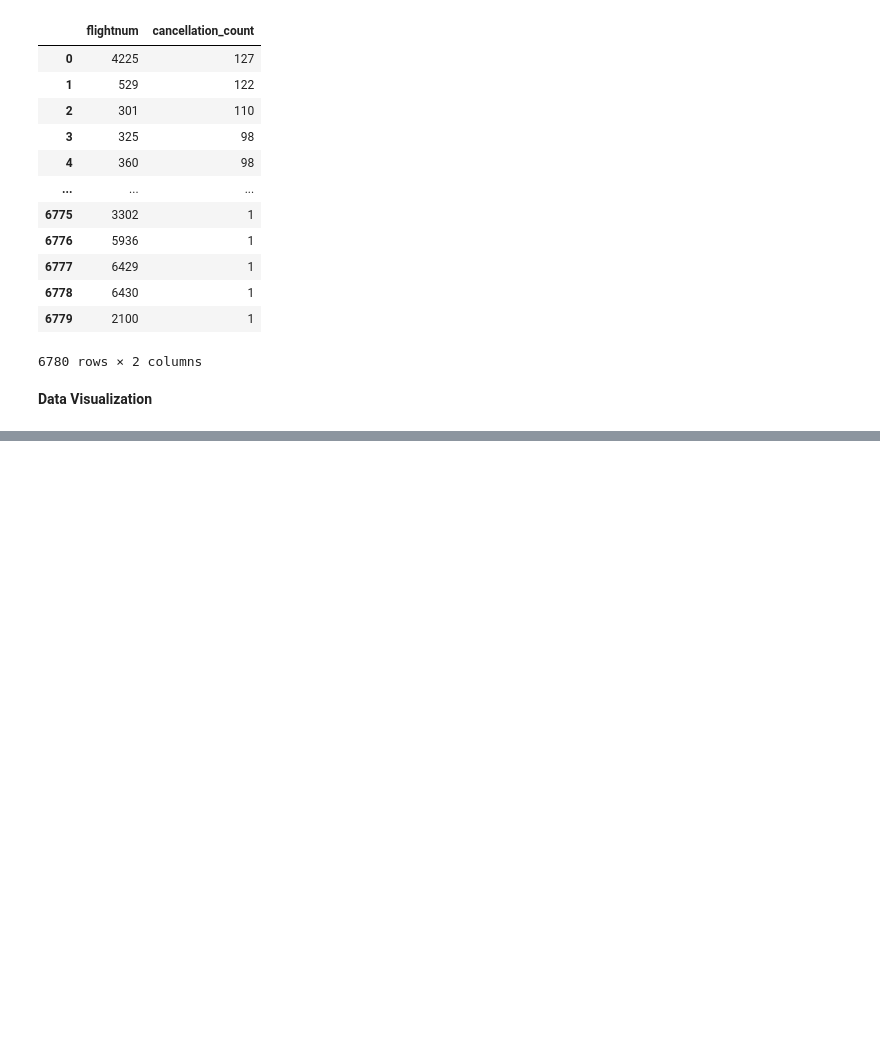
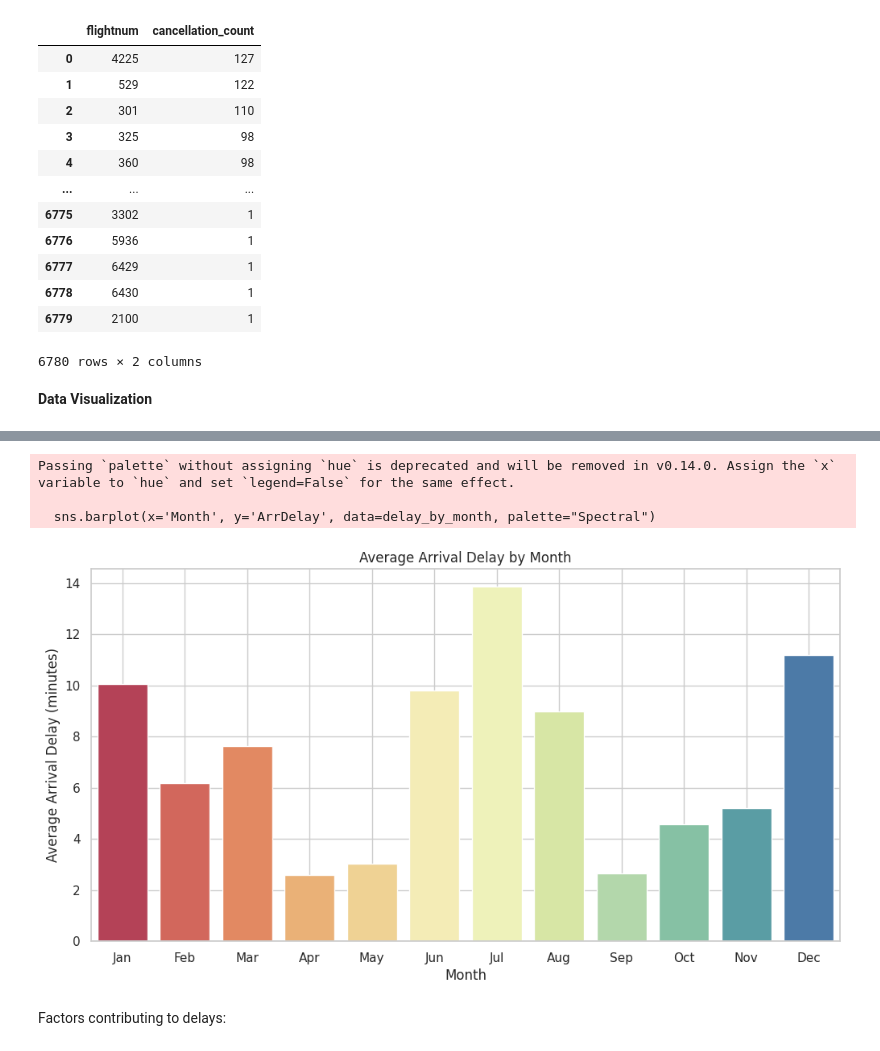
Before and after one commit to DianaKahar/Data_Management2, a Jupyter notebook: P137263_Assignment2.ipynb, the cells around one changed output, grey strips where cells are left out. Cells and saved outputs as stored; diff of their text form; code cells hidden in the pictures; blank space fills up the shorter version.

```diff
--- a/P137263_Assignment2.ipynb
+++ b/P137263_Assignment2.ipynb
@@ -399,0 +442,21 @@ most_frequent_delay
+# %%
+delay_by_month = flight2005.groupby('Month')['ArrDelay'].mean().reset_index()
+
+delay_by_month = delay_by_month.dropna()
+delay_by_month = delay_by_month[delay_by_month['ArrDelay'] != float('inf')]
+
+plt.figure(figsize=(12, 6))
+sns.barplot(x='Month', y='ArrDelay', data=delay_by_month, palette="Spectral")
+plt.title('Average Arrival Delay by Month')
+plt.xlabel('Month')
+plt.ylabel('Average Arrival Delay (minutes)')
+plt.xticks(range(12), ['Jan', 'Feb', 'Mar', 'Apr', 'May', 'Jun', 'Jul', 'Aug', 'Sep', 'Oct', 'Nov', 'Dec'])
+plt.grid(True)
+plt.show()
+# %% [output]
+Passing `palette` without assigning `hue` is deprecated and will be removed in v0.14.0. Assign the `x` variable to `hue` and set `legend=False` for the same effect.
+
+  sns.barplot(x='Month', y='ArrDelay', data=delay_by_month, palette="Spectral")
+[figure, added]
+# %% [markdown]
+Factors contributing to delays:
```
Also changed, not shown: parts of 20 cells of this notebook.
